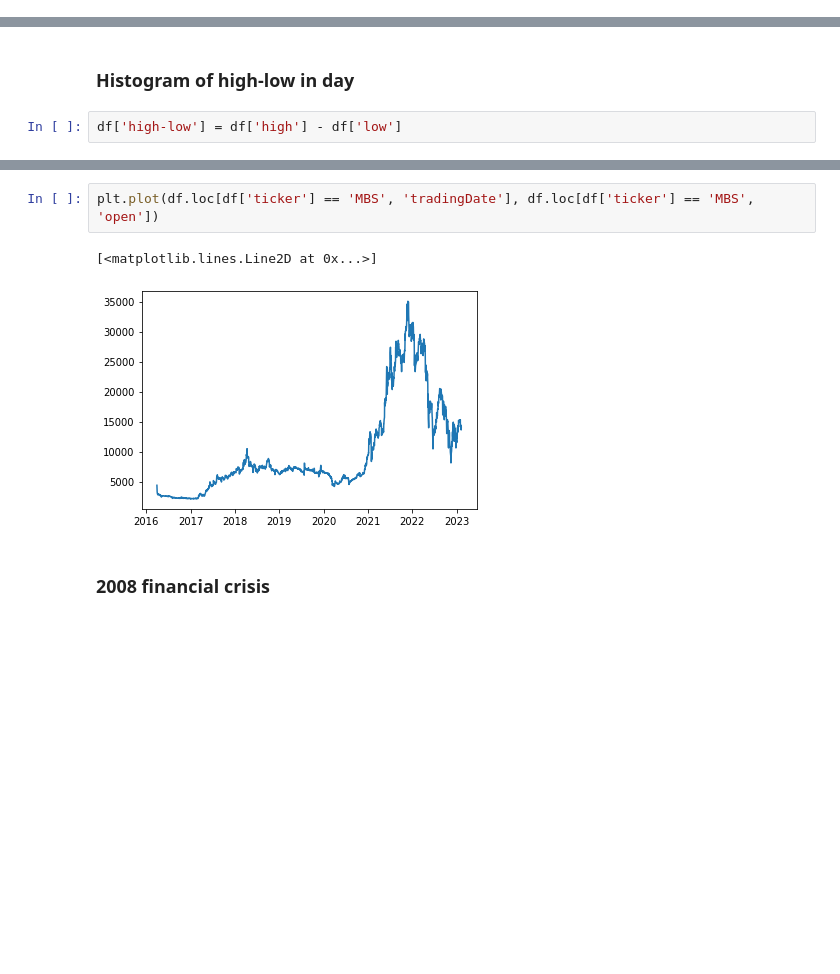
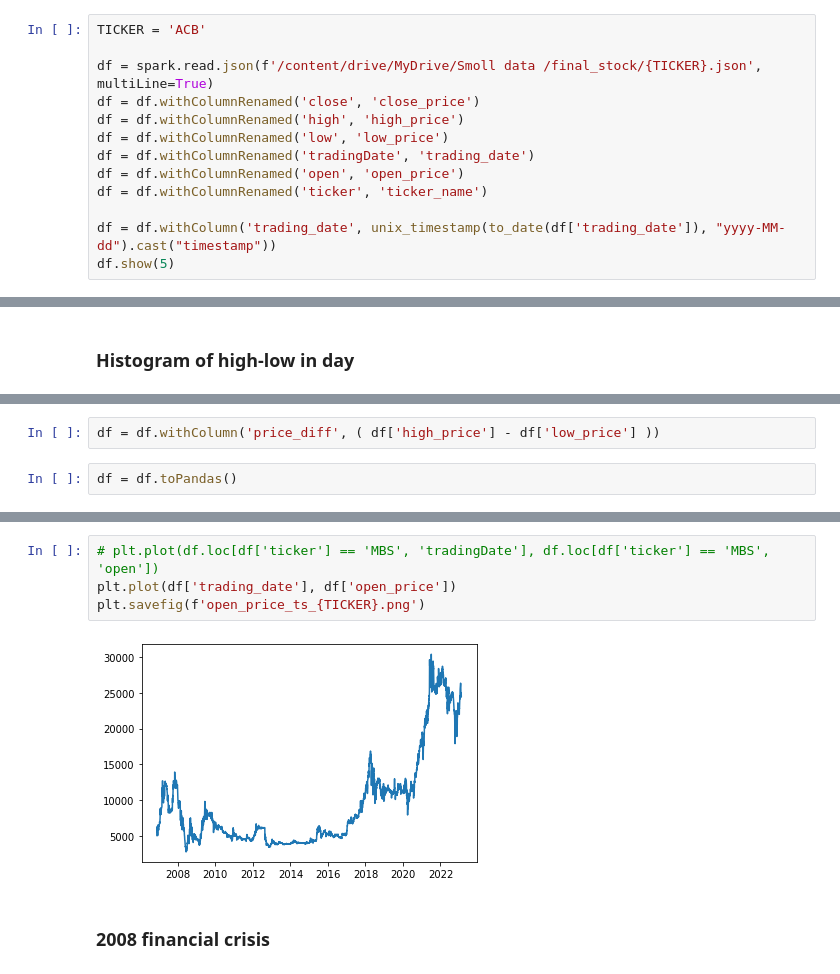
Before and after one commit to perceptiveperceval/big-data, a Jupyter notebook: Visualize.ipynb, the cells around one changed output, grey strips where cells are left out. Cells and saved outputs as stored; diff of their text form; blank space fills up the shorter version.

```diff
--- a/Visualize.ipynb
+++ b/Visualize.ipynb
@@ -85,0 +33,13 @@ KeyboardInterrupt: ignored
+# %%
+TICKER = 'ACB'
+
+df = spark.read.json(f'/content/drive/MyDrive/Smoll data /final_stock/{TICKER}.json',  multiLine=True)
+df = df.withColumnRenamed('close', 'close_price')
+df = df.withColumnRenamed('high', 'high_price')
+df = df.withColumnRenamed('low', 'low_price')
+df = df.withColumnRenamed('tradingDate', 'trading_date')
+df = df.withColumnRenamed('open', 'open_price')
+df = df.withColumnRenamed('ticker', 'ticker_name')
+
+df = df.withColumn('trading_date', unix_timestamp(to_date(df['trading_date']), "yyyy-MM-dd").cast("timestamp"))
+df.show(5)
@@ -86,4 +57,2 @@ KeyboardInterrupt: ignored
 # %% [markdown]
 ### Histogram of high-low in day
-# %%
-df['high-low'] = df['high'] - df['low']
@@ -204,0 +59,4 @@ MBS trend
+# %%
+df = df.withColumn('price_diff', ( df['high_price'] - df['low_price'] ))
+# %%
+df = df.toPandas()
@@ -205,8 +73,9 @@ MBS trend
 # %%
-plt.plot(df.loc[df['ticker'] == 'MBS', 'tradingDate'], df.loc[df['ticker'] == 'MBS', 'open'])
+# plt.plot(df.loc[df['ticker'] == 'MBS', 'tradingDate'], df.loc[df['ticker'] == 'MBS', 'open'])
+plt.plot(df['trading_date'], df['open_price'])
+plt.savefig(f'open_price_ts_{TICKER}.png')
 # %% [output]
-[<matplotlib.lines.Line2D at 0x...>]
-[figure, old version]
+[figure, new version]
 # %% [markdown]
 ### 2008 financial crisis
 # %% [markdown]
```
Also changed, not shown: parts of 52 cells of this notebook.
